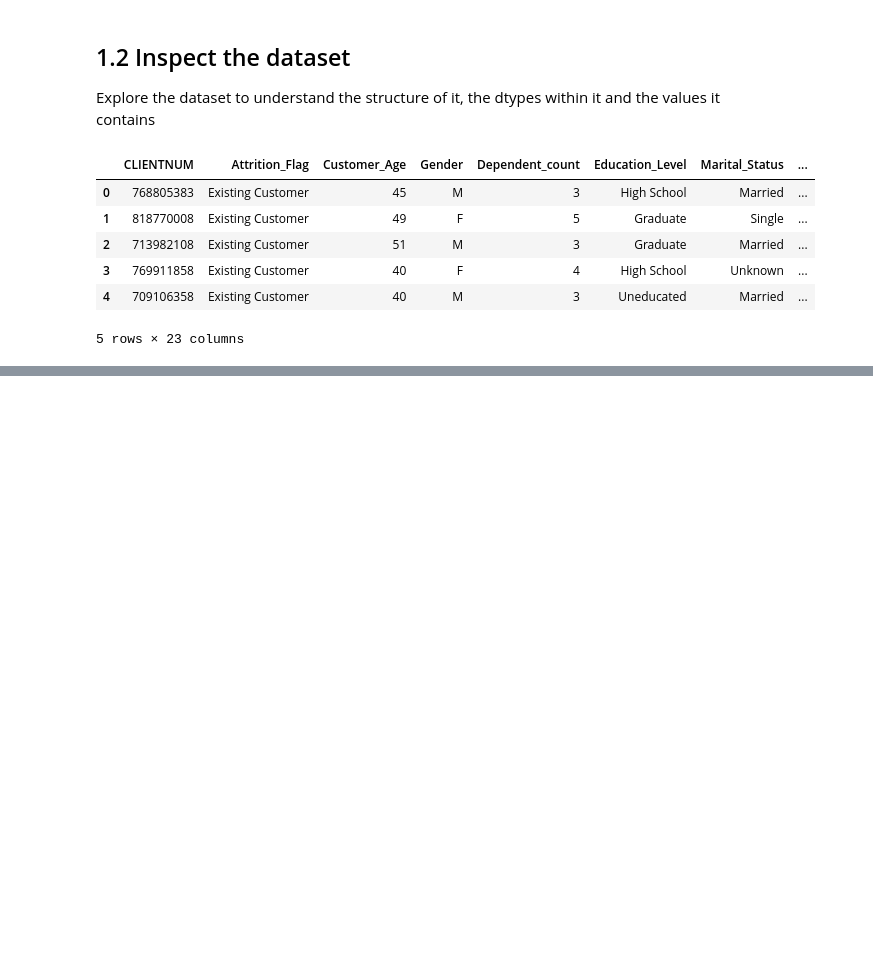
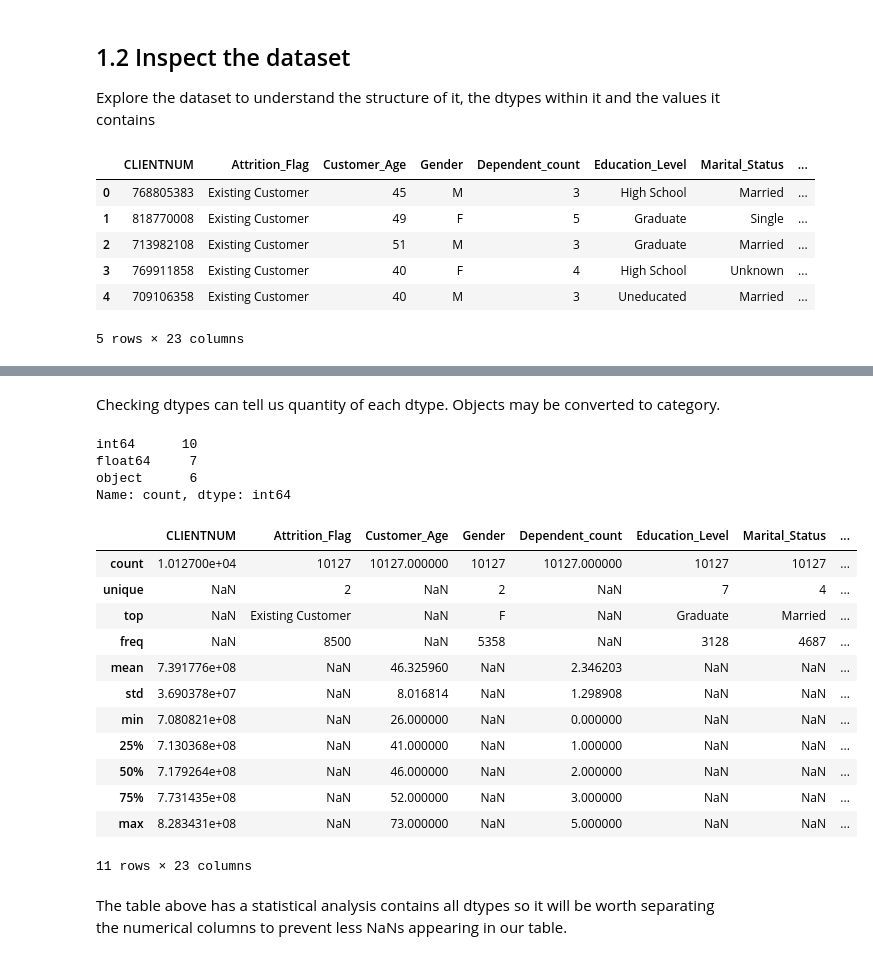
Before and after one commit to kumuduuk/churn-crushers, a Jupyter notebook: jupyter_notebooks/bankchurners.ipynb, the cells around one changed output, grey strips where cells are left out. Saved outputs shown, nothing was run; the diff lists cells and outputs as text; code cells hidden in the pictures; blank space fills up the shorter version.

Commit message:
inspect the data

```diff
--- a/jupyter_notebooks/bankchurners.ipynb
+++ b/jupyter_notebooks/bankchurners.ipynb
@@ -26,0 +64,29 @@ df.head()
+# %% [markdown]
+Checking dtypes can tell us quantity of each dtype. Objects may be converted to category.
+# %%
+# Check the dtypes of the data
+df.dtypes.value_counts()
+# %% [output]
+int64      10
+float64     7
+object      6
+Name: count, dtype: int64
+# %%
+# Get a statistical analysis of the data
+df.describe(include='all')
+# %% [output]
+|  | CLIENTNUM | Attrition_Flag | Customer_Age | Gender | Dependent_count | Education_Level | Marital_Status | ... |
+| count | 1.012700e+04 | 10127 | 10127.000000 | 10127 | 10127.000000 | 10127 | 10127 | ... |
+| unique | NaN | 2 | NaN | 2 | NaN | 7 | 4 | ... |
+| top | NaN | Existing Customer | NaN | F | NaN | Graduate | Married | ... |
+| freq | NaN | 8500 | NaN | 5358 | NaN | 3128 | 4687 | ... |
+| mean | 7.391776e+08 | NaN | 46.325960 | NaN | 2.346203 | NaN | NaN | ... |
+| std | 3.690378e+07 | NaN | 8.016814 | NaN | 1.298908 | NaN | NaN | ... |
+| min | 7.080821e+08 | NaN | 26.000000 | NaN | 0.000000 | NaN | NaN | ... |
+| 25% | 7.130368e+08 | NaN | 41.000000 | NaN | 1.000000 | NaN | NaN | ... |
+| 50% | 7.179264e+08 | NaN | 46.000000 | NaN | 2.000000 | NaN | NaN | ... |
+| 75% | 7.731435e+08 | NaN | 52.000000 | NaN | 3.000000 | NaN | NaN | ... |
+| max | 8.283431e+08 | NaN | 73.000000 | NaN | 5.000000 | NaN | NaN | ... |
+11 rows × 23 columns
+# %% [markdown]
+The table above has a statistical analysis contains all dtypes so it will be worth separating the numerical columns to prevent less NaNs appearing in our table.
```
Also changed, not shown: parts of 6 cells of this notebook.
